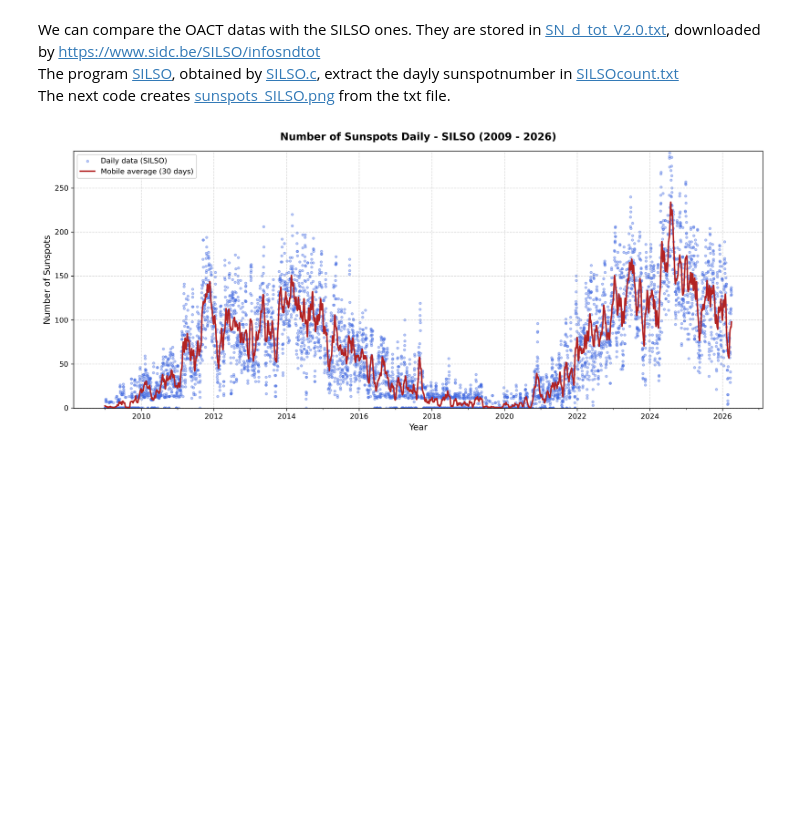
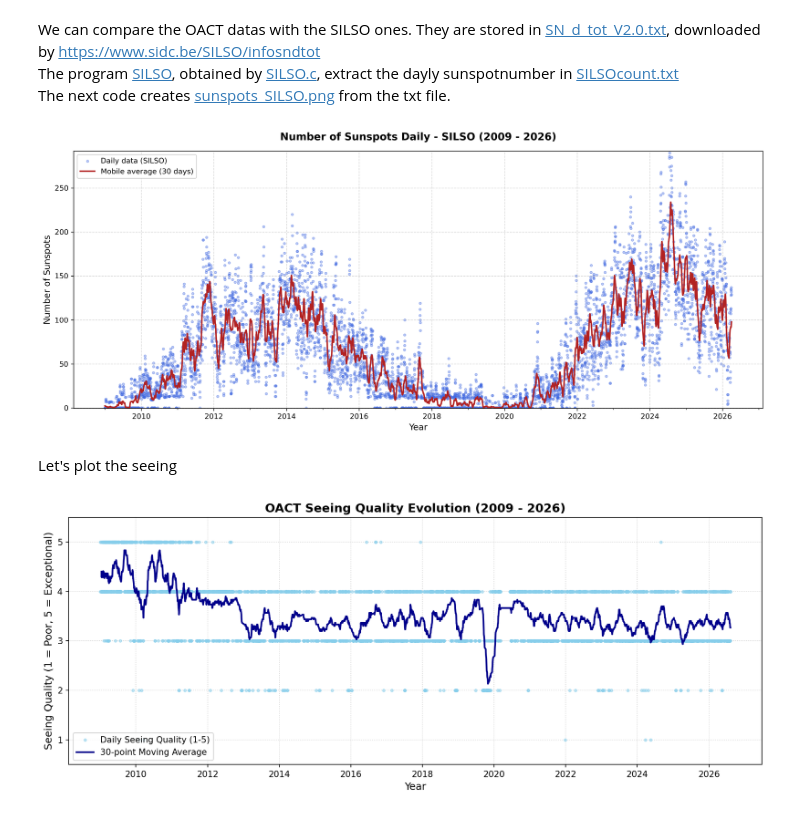
Before and after one commit to MarStina2001/OACT_solar_cycles_data_analysis, a Jupyter notebook: OACT_Sun.ipynb, the cells around one changed output. Cells and saved outputs as stored; diff of their text form; code cells hidden in the pictures; blank space fills up the shorter version.

```diff
--- a/OACT_Sun.ipynb
+++ b/OACT_Sun.ipynb
@@ -424,3 +424,83 @@ plt.savefig('sunspots_SILSO.png', dpi=300)
 plt.show()
 # %% [output]
 [figure]
+# %% [markdown]
+Let's plot the seeing
+# %%
+from datetime import datetime
+import matplotlib.pyplot as plt
+import pandas as pd
+
+# 1. Read and parse the seeing.txt data file
+dates = []
+seeing_values = []
+
+with open("seeing.txt", "r") as f:
+    lines = [line.strip() for line in f if line.strip()]
+
+# The file alternates between the file name (YYMMDD.txt) and the seeing value
+for i in range(0, len(lines), 2):
+    if i + 1 < len(lines):
+        file_name = lines[i]
+        val_str = lines[i + 1]
+
+        # Extract date from filename format (YYMMDD)
+        date_str = file_name.replace(".txt", "")
+        try:
+            dt = datetime.strptime(date_str, "%y%m%d")
+            val = int(val_str)
+            dates.append(dt)
+            seeing_values.append(val)
+        except ValueError:
+            continue
+
+# Create Pandas DataFrame
+df = pd.DataFrame({"Date": dates, "Seeing": seeing_values})
+
+# 2. Data Cleaning:
+# USSPS seeing quality ranges from 1 (very poor) to 5 (exceptional)[cite: 11].
+# Values like 0 or -1 indicate missing observations, while 40 is an artifact from C parsing[cite: 11, 23].
+df_valid = df[(df["Seeing"] >= 1) & (df["Seeing"] <= 5)].copy()
+df_valid = df_valid.sort_values("Date")
+
+# 3. Compute 30-point moving average
+df_valid["MA30"] = df_valid["Seeing"].rolling(window=30, min_periods=5).mean()
+
+# 4. Plot creation
+plt.figure(figsize=(12, 5), dpi=150)
+
+# Daily observation data points
+plt.plot(
+    df_valid["Date"],
+    df_valid["Seeing"],
+    ".",
+    color="skyblue",
+    alpha=0.5,
+    label="Daily Seeing Quality (1-5)",
+)
+
+# 30-point moving average trend line
+plt.plot(
+    df_valid["Date"],
+    df_valid["MA30"],
+    color="darkblue",
+    linewidth=2,
+    label="30-point Moving Average",
+)
+
+# Plot customization
+plt.title(
+    "OACT Seeing Quality Evolution (2009 - 2026)", fontsize=14, fontweight="bold"
+)
+plt.xlabel("Year", fontsize=12)
+plt.ylabel("Seeing Quality (1 = Poor, 5 = Exceptional)", fontsize=12)
+plt.ylim(0.5, 5.5)
+plt.yticks([1, 2, 3, 4, 5])
+plt.grid(True, linestyle=":", alpha=0.6)
+plt.legend(loc="lower left")
+
+plt.tight_layout()
+plt.savefig("seeing_evolution.png", dpi=300)
+plt.show()
+# %% [output]
+[figure, added]
```
Also changed, not shown: parts of 2 cells of this notebook, 4 other files.
